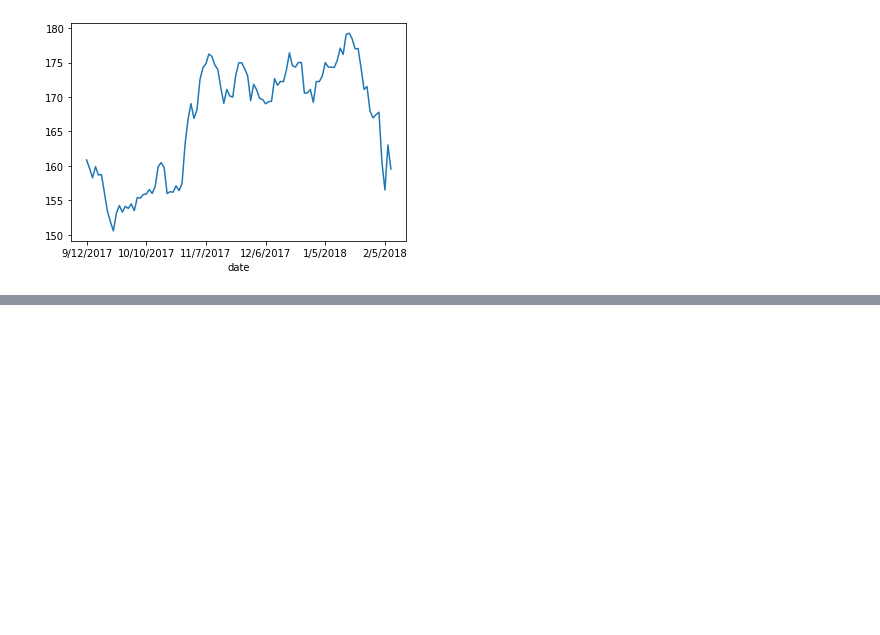
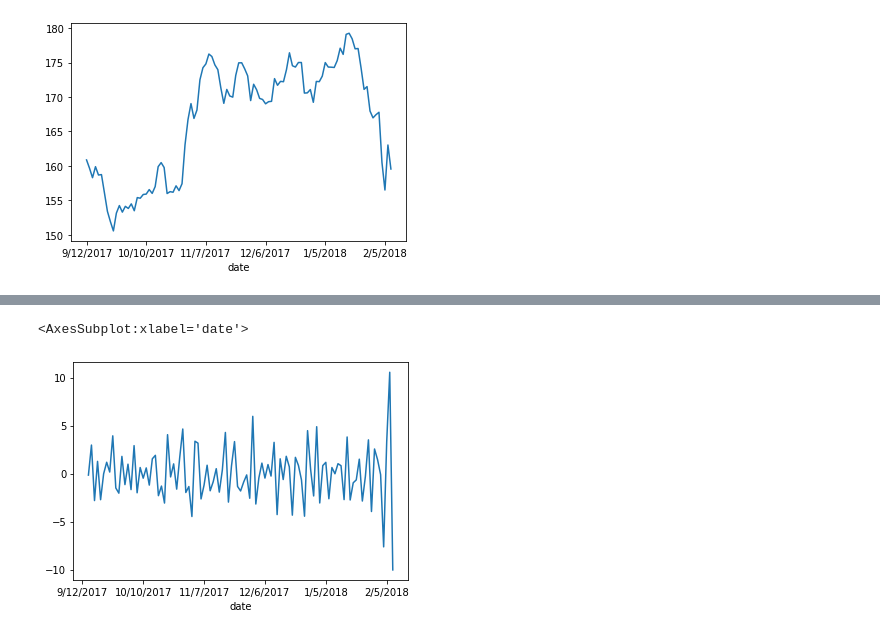
Before and after one commit to trombonee/QUANTTEducation, a Jupyter notebook: Tutorials/TimeSeriesLecture/TimeSeriesNotebook.ipynb, the cells around one changed output, grey strips where cells are left out. Saved outputs shown, nothing was run; the diff lists cells and outputs as text; code cells hidden in the pictures; blank space fills up the shorter version.

```diff
--- a/Tutorials/TimeSeriesLecture/TimeSeriesNotebook.ipynb
+++ b/Tutorials/TimeSeriesLecture/TimeSeriesNotebook.ipynb
@@ -60,0 +147,6 @@ Hint: Remember we are looking for finite mean and finite variance
+# %%
+second_diff = first_diff.diff()
+second_diff.plot()
+# %% [output]
+<AxesSubplot:xlabel='date'>
+[figure, added]
```
Also changed, not shown: parts of 38 cells of this notebook.
